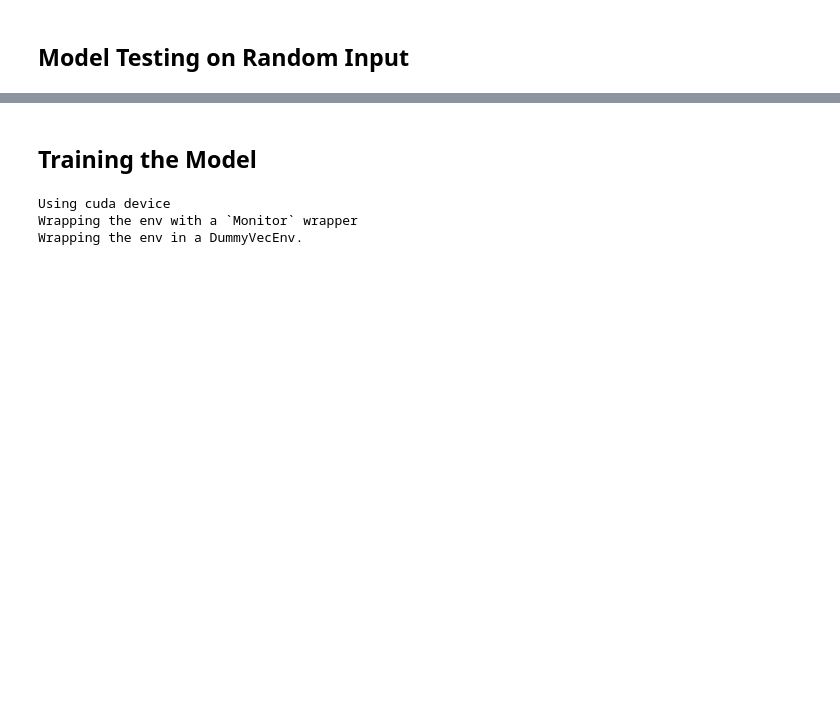
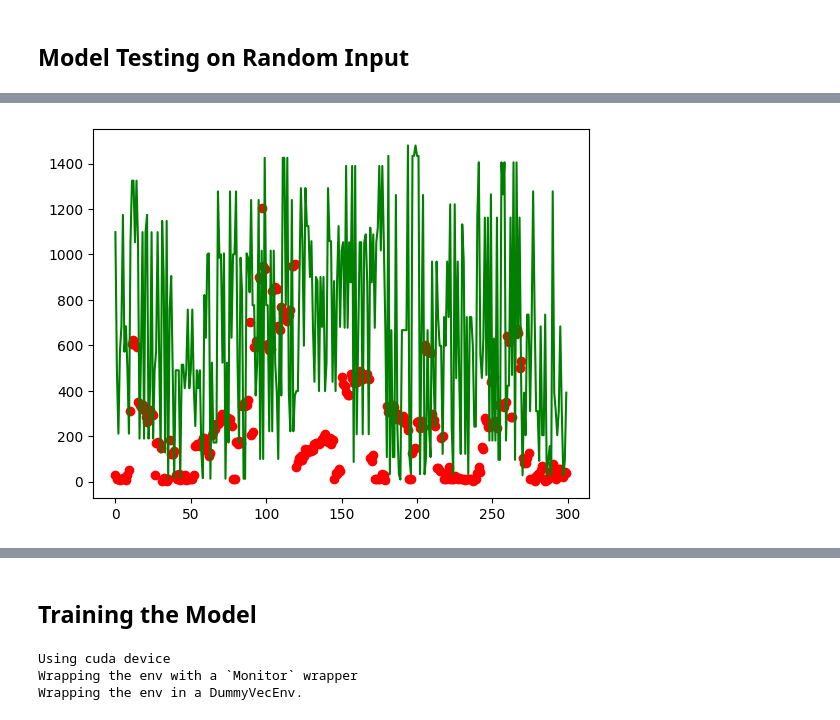
Before and after one commit to FortemDave/Reinforcement-Learning-for-Network-Selection, a Jupyter notebook: Reinforcement Learning.ipynb, the cells around one changed output, grey strips where cells are left out. Drawn from its saved outputs; the diff is of its cells as text; code cells hidden in the pictures; blank space fills up the shorter version.

```diff
--- a/Reinforcement Learning.ipynb
+++ b/Reinforcement Learning.ipynb
@@ -48 +51,41 @@ from gym.spaces import Discrete, Box, Dict, Tuple, MultiBinary, MultiDiscrete
+# %%
+app_latency_changes = []
+app_bandwidth_changes = []
+
+number_of_networks = 10
+network_stats_latency = [[] for i in range(number_of_networks)]
+network_stats_bandwidth = [[] for i in range(number_of_networks)]
+
+best_network_latency = []
+best_network_bandwidth = []
+
+networkSelected = []
+
+def resetLog():
+    app_latency_changes = []
+    app_bandwidth_changes = []
+
+    number_of_networks = 10
+    network_stats_latency = [[] for i in range(number_of_networks)]
+    network_stats_bandwidth = [[] for i in range(number_of_networks)]
+
+    best_network_latency = []
+    best_network_bandwidth = []
+    networkSelected = []
+
+def logNetworkChanges(networks):
+    for i in range(len(networks)):
+        network_stats_latency[i].append(networks[i][0])
+        network_stats_bandwidth[i].append(networks[i][1])
+
+def logAppChanges(network):
+    app_latency_changes.append(network[0])
+    app_bandwidth_changes.append(network[1])
+
+def bestNetworkChanges(network):
+    best_network_latency.append(network[0])
+    best_network_bandwidth.append(network[1])
+
+def logNetworkSelected(number):
+    networkSelected.append(number)
 # %%
@@ -147,0 +229,6 @@ Episode:10 Score:-1187
+# %%
+plt.scatter(np.arange(0,len(app_latency_changes)),app_latency_changes,color='red')
+plt.plot(np.arange(0,len(best_network_latency)),best_network_latency,color='green')
+plt.show()
+# %% [output]
+[figure, added]
```
Also changed, not shown: parts of 14 cells of this notebook, 2 other files.
